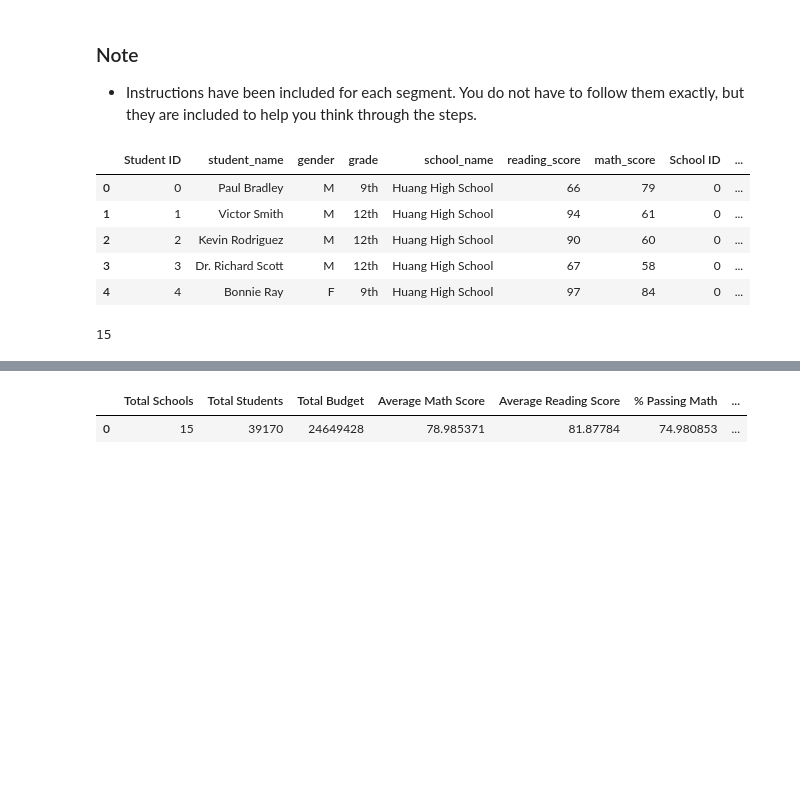
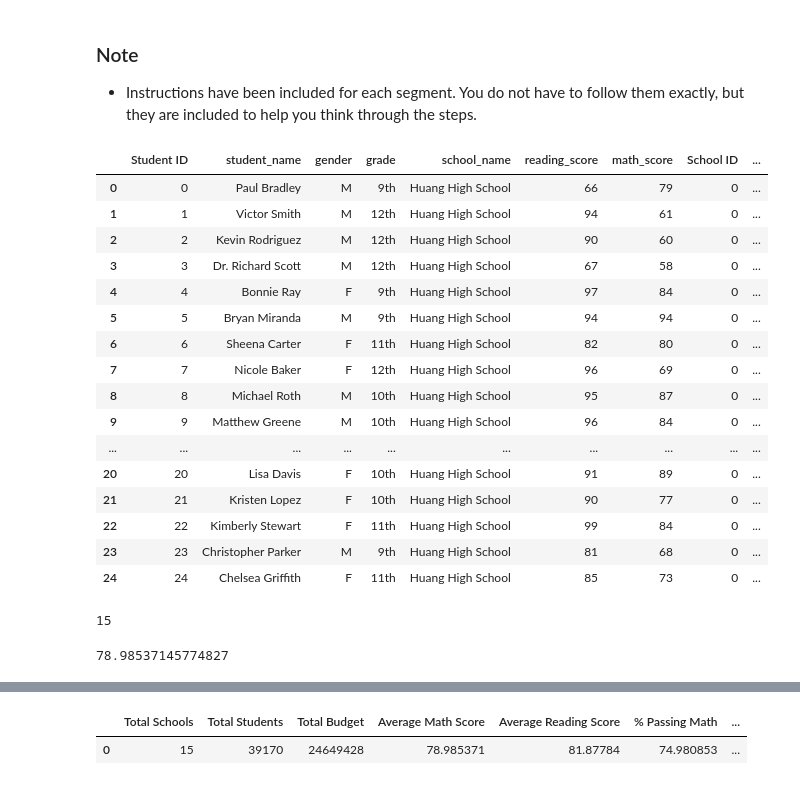
Before and after one commit to PeterGeorgeVlahos/pandas-challenge, a Jupyter notebook: PyCitySchools_starter.ipynb, the cells around one changed output, grey strips where cells are left out. Cells and saved outputs as stored; diff of their text form; code cells hidden in the pictures; blank space fills up the shorter version.

```diff
--- a/PyCitySchools_starter.ipynb
+++ b/PyCitySchools_starter.ipynb
@@ -4,26 +4,37 @@
 # %%
 # Dependencies and Setup
 import pandas as pd
 import numpy as np
 
 # File to Load (Remember to Change These)
 school_data_to_load = "Resources/schools_complete.csv"
 student_data_to_load = "Resources/students_complete.csv"
 
 # Read School and Student Data File and store into Pandas DataFrames
 school_data = pd.read_csv(school_data_to_load)
 student_data = pd.read_csv(student_data_to_load)
 
 # Combine the data into a single dataset.
 school_data_complete = pd.merge(student_data, school_data, how="left", on=["school_name", "school_name"])
-school_data_complete.head()
+school_data_complete.head(25)
 # %% [output]
 |  | Student ID | student_name | gender | grade | school_name | reading_score | math_score | School ID | ... |
 | 0 | 0 | Paul Bradley | M | 9th | Huang High School | 66 | 79 | 0 | ... |
 | 1 | 1 | Victor Smith | M | 12th | Huang High School | 94 | 61 | 0 | ... |
 | 2 | 2 | Kevin Rodriguez | M | 12th | Huang High School | 90 | 60 | 0 | ... |
 | 3 | 3 | Dr. Richard Scott | M | 12th | Huang High School | 67 | 58 | 0 | ... |
 | 4 | 4 | Bonnie Ray | F | 9th | Huang High School | 97 | 84 | 0 | ... |
+| 5 | 5 | Bryan Miranda | M | 9th | Huang High School | 94 | 94 | 0 | ... |
+| 6 | 6 | Sheena Carter | F | 11th | Huang High School | 82 | 80 | 0 | ... |
+| 7 | 7 | Nicole Baker | F | 12th | Huang High School | 96 | 69 | 0 | ... |
+| 8 | 8 | Michael Roth | M | 10th | Huang High School | 95 | 87 | 0 | ... |
+| 9 | 9 | Matthew Greene | M | 10th | Huang High School | 96 | 84 | 0 | ... |
+| ... | ... | ... | ... | ... | ... | ... | ... | ... | ... |
+| 20 | 20 | Lisa Davis | F | 10th | Huang High School | 91 | 89 | 0 | ... |
+| 21 | 21 | Kristen Lopez | F | 10th | Huang High School | 90 | 77 | 0 | ... |
+| 22 | 22 | Kimberly Stewart | F | 11th | Huang High School | 99 | 84 | 0 | ... |
+| 23 | 23 | Christopher Parker | M | 9th | Huang High School | 81 | 68 | 0 | ... |
+| 24 | 24 | Chelsea Griffith | F | 11th | Huang High School | 85 | 73 | 0 | ... |
 # %%
 school_data_complete = school_data_complete.copy()
 # %%
@@ -43,6 +54,9 @@ total_district_budget = school_data['budget'].sum()
 # %%
 #Average Math Score
 average_district_math_score = school_data_complete['math_score'].mean()
+average_district_math_score
+# %% [output]
+78.98537145774827
 # %%
 #Average Reading Score
 average_district_reading_score = school_data_complete['reading_score'].mean()
```
Also changed, not shown: parts of 34 cells of this notebook.
